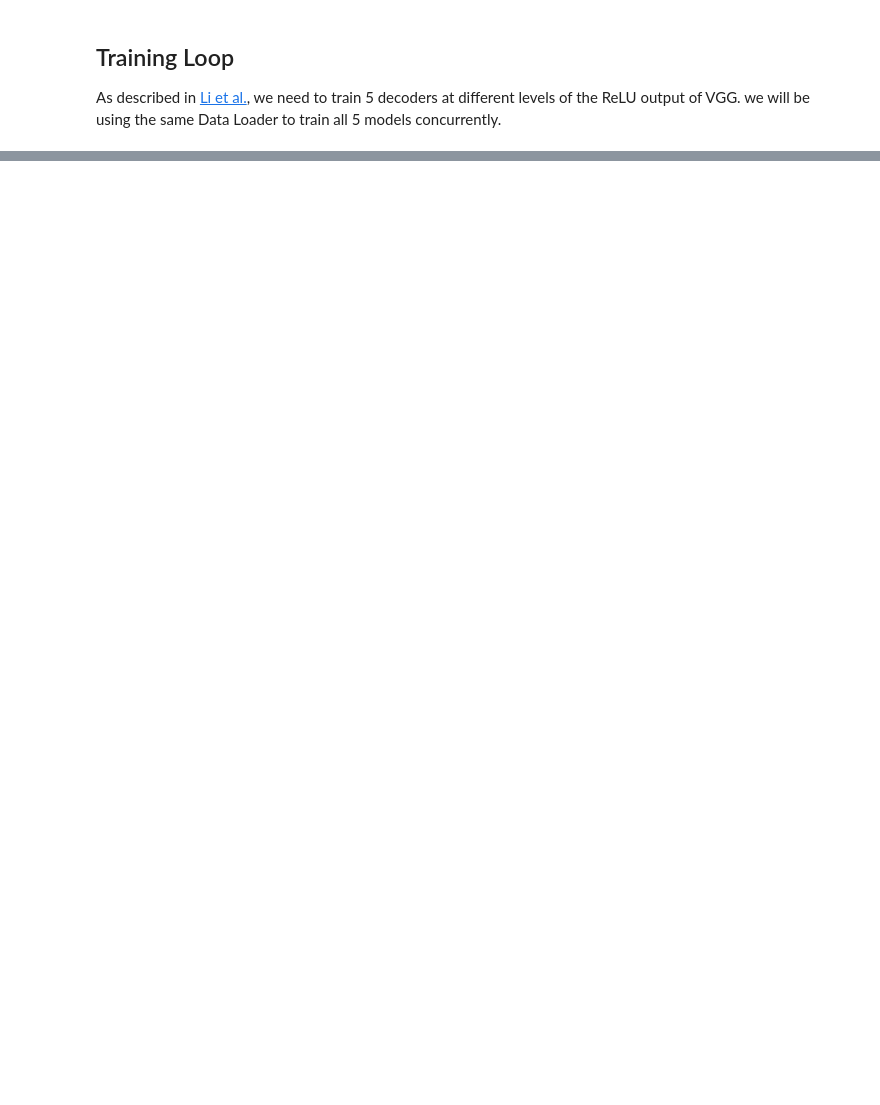
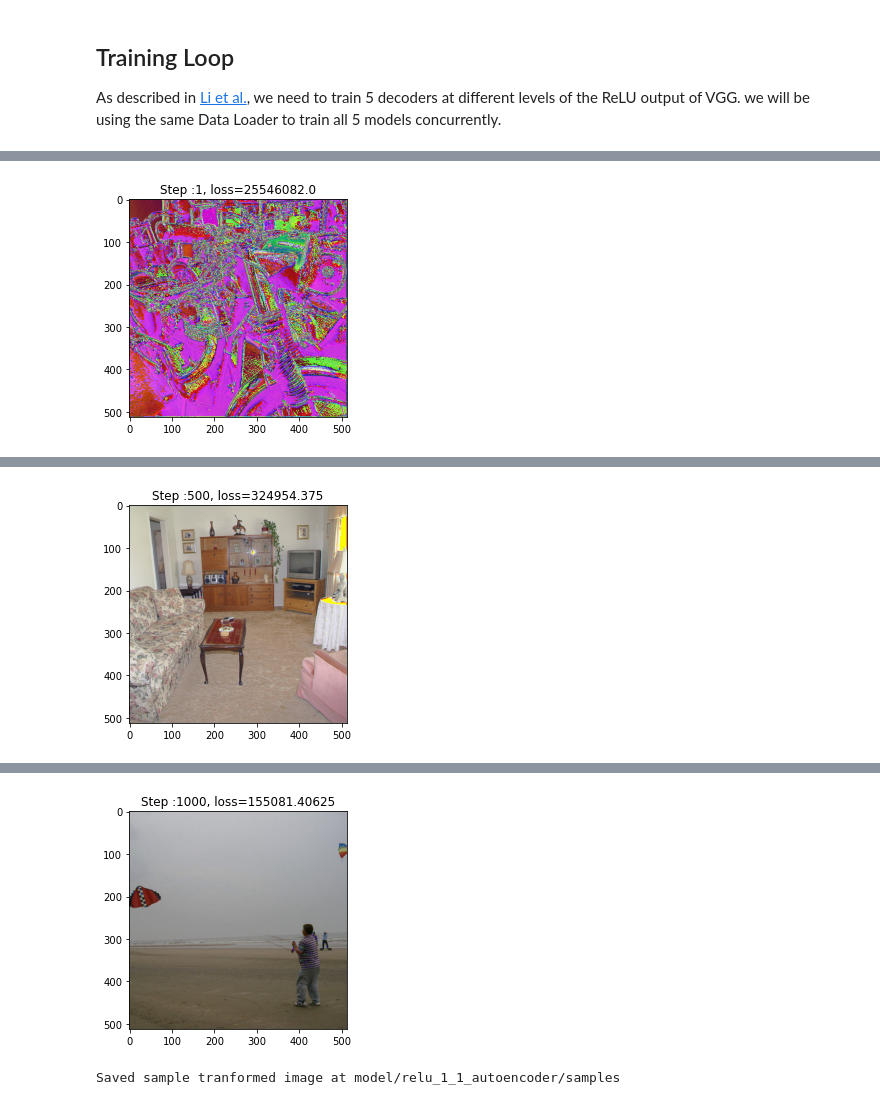
Before and after one commit to nacharya114/pytorch-universal-style-transfer, a Jupyter notebook: notebooks/Image_Reconstruction.ipynb, the cells around one changed output, grey strips where cells are left out. Cells and saved outputs as stored; diff of their text form; code cells hidden in the pictures; blank space fills up the shorter version.

```diff
--- a/notebooks/Image_Reconstruction.ipynb
+++ b/notebooks/Image_Reconstruction.ipynb
@@ -287,6 +346,9 @@ As described in [Li et al.](https://arxiv.org/abs/1705.08086), we need to train
 # Configs
 LEARNING_RATE = 0.01
 EPOCHS = 100
+LAMBDA = 1
+SAVE_MODEL_EVERY = 500
+SAVE_MODEL_PATH="model/"
 # %%
 from torch.nn.functional import mse_loss
 from torch.optim import Adam
@@ -296,23 +414,38 @@ def train(batch, model, optim):
 # %%
 # Model Initialization
 
-enc_layers = [f"relu_{i+1}_1" for i in range(5)]
-models = [VGGAutoEncoder(rep_layer=layer,vgg_path=model_path) for layer in enc_layers]
 
-for model in models:
-    # turn off grad for encoders
-    for param in model.encoder.parameters():
-        param.requires_grad = False
+# models = [VGGAutoEncoder(rep_layer=layer,vgg_path=model_path) for layer in enc_layers]
 
-    # ... but explicitly track gradients in decoder
-    for param in model.decoder.parameters():
-        param.requires_grad = True
+# for model in models:
+#     # turn off grad for encoders
+#     for param in model.encoder.parameters():
+#         param.requires_grad = False
 
-# Optimizers for each model
-optimizers = [Adam(model.decoder.parameters(), lr=LEARNING_RATE) for model in models]
+#     # ... but explicitly track gradients in decoder
+#     for param in model.decoder.parameters():
+#         param.requires_grad = True
+
+# # Optimizers for each model
+# optimizers = [Adam(model.decoder.parameters(), lr=LEARNING_RATE) for model in models]
 # %%
+enc_layers = [f"relu_{i+1}_1" for i in range(5)]
+for enc_name in enc_layers:
+    model = VGGAutoEncoder(rep_layer=enc_name).to(device)
 
-for epoch in range(EPOCHS):
+    # freeze encoder, update decoder
+    for param in model.encoder.parameters():
+        param.requires_grad = False
+    for param in model.decoder.parameters():
+        param.requires_grad = True
+    optimizer = Adam(model.decoder.parameters(), lr=LEARNING_RATE)
 
-    for batch in train_loader:
-        for model, opt in zip(models, optimizers):
+    start_time = time.time()
+
+    for epoch in range(EPOCHS):
+        t_loss = 0
+        for batch_id, batch in enumerate(train_loader):
+
+            t_loss += train(len(train_loader) * epoch + batch_id, batch, model, optimizer)
+        print(f"Loss for Epoch: {t_loss/ (epoch+1)}, took {time.time()-start_time} ms.\n\n")
+# %% [output]
@@ -318,0 +457 @@ for epoch in range(EPOCHS):
+[figure, added]
@@ -318,0 +464 @@ for epoch in range(EPOCHS):
+[figure, added]
@@ -318,0 +471,2 @@ for epoch in range(EPOCHS):
+[figure, added]
+Saved sample tranformed image at model/relu_1_1_autoencoder/samples
```
Also changed, not shown: parts of 12 cells of this notebook, 1 other file.
